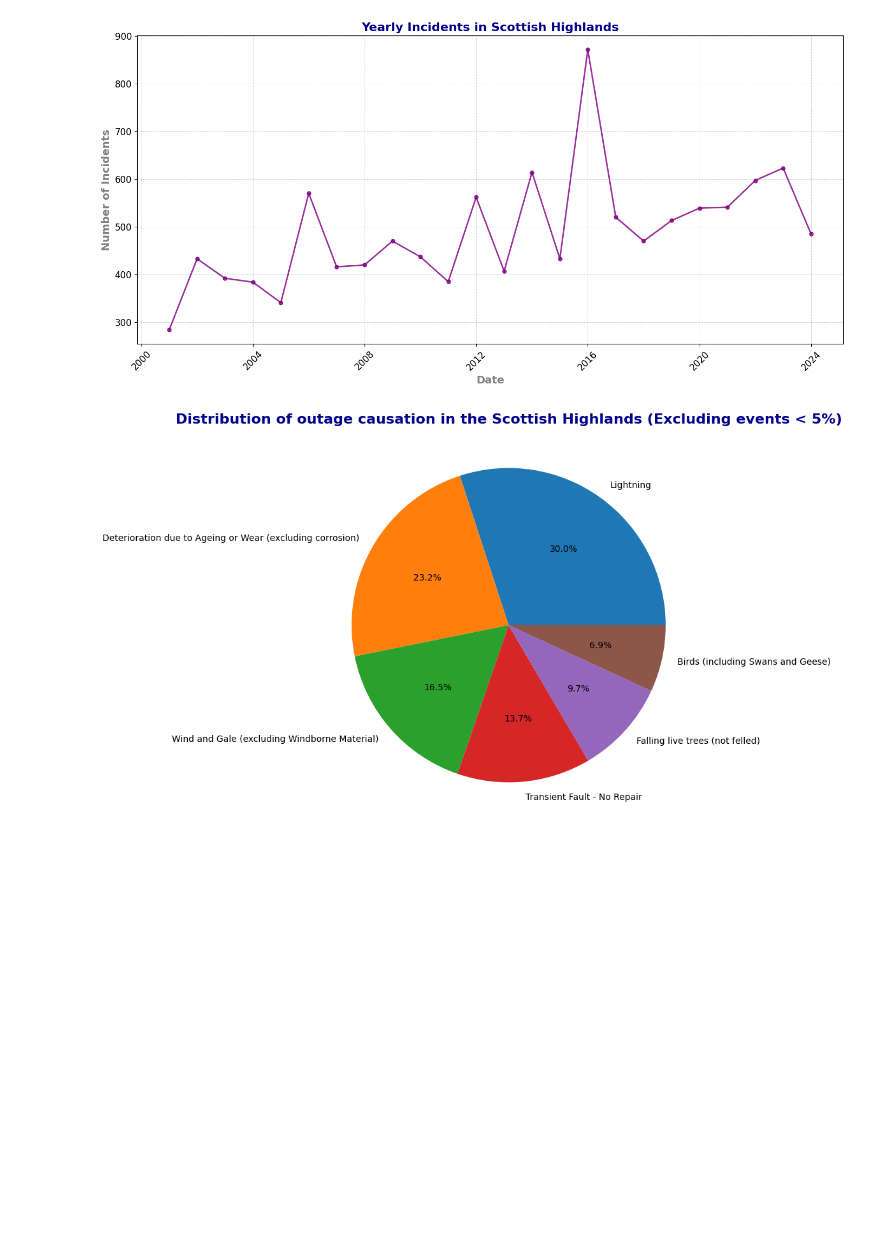
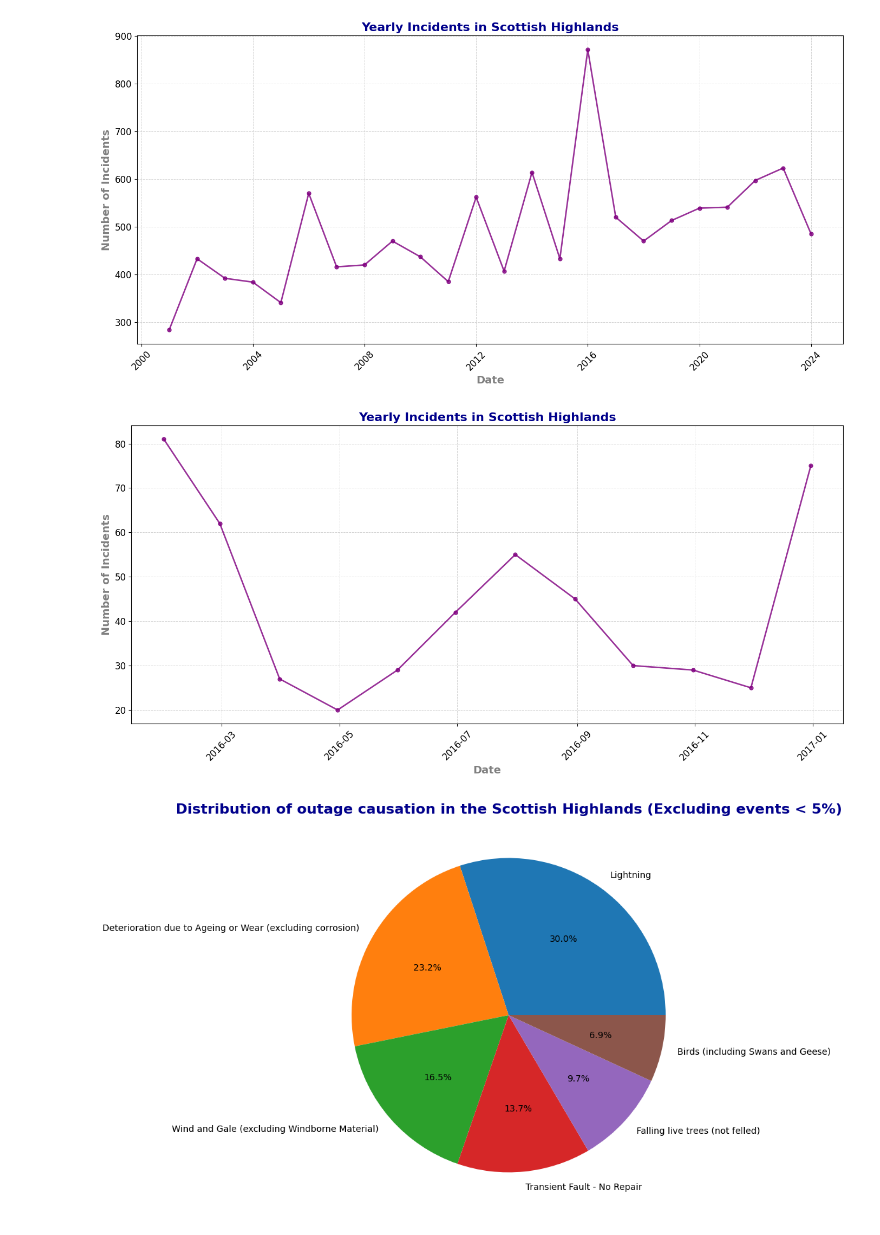
Before and after one commit to neilmartindev/shepd-eda, a Jupyter notebook: nafirs-shepd-eda.ipynb, the cells around one changed output. Cells and saved outputs as stored; diff of their text form; code cells hidden in the pictures; blank space fills up the shorter version.

```diff
--- a/nafirs-shepd-eda.ipynb
+++ b/nafirs-shepd-eda.ipynb
@@ -134,6 +134,28 @@ plt.show()
 [figure]
 # %%
 highlands_2016 = highlands.iloc[highlands.index.year == 2016]
+# %%
+# Yearly incidents in Scottish Highlands
+highlands_2016_monthly = highlands_2016.resample('M').size()
+
+plt.figure(figsize=(14, 7))
+plt.plot(highlands_2016_monthly.index, highlands_2016_monthly,
+         marker='o', linestyle='-', color='purple',
+         linewidth=2, markersize=5, alpha=0.8)
+
+plt.title('Yearly Incidents in Scottish Highlands', fontsize=16, fontweight='bold', color='darkblue')
+plt.xlabel('Date', fontsize=14, fontweight='bold', color='gray')
+plt.ylabel('Number of Incidents', fontsize=14, fontweight='bold', color='gray')
+
+plt.grid(color='lightgray', linestyle='--', linewidth=0.7)
+
+plt.xticks(rotation=45, fontsize=12)
+plt.yticks(fontsize=12)
+
+plt.tight_layout()
+plt.show()
+# %% [output]
+[figure, added]
 # %%
 import pandas as pd
 import matplotlib.pyplot as plt
```
Also changed, not shown: parts of 7 cells of this notebook.
